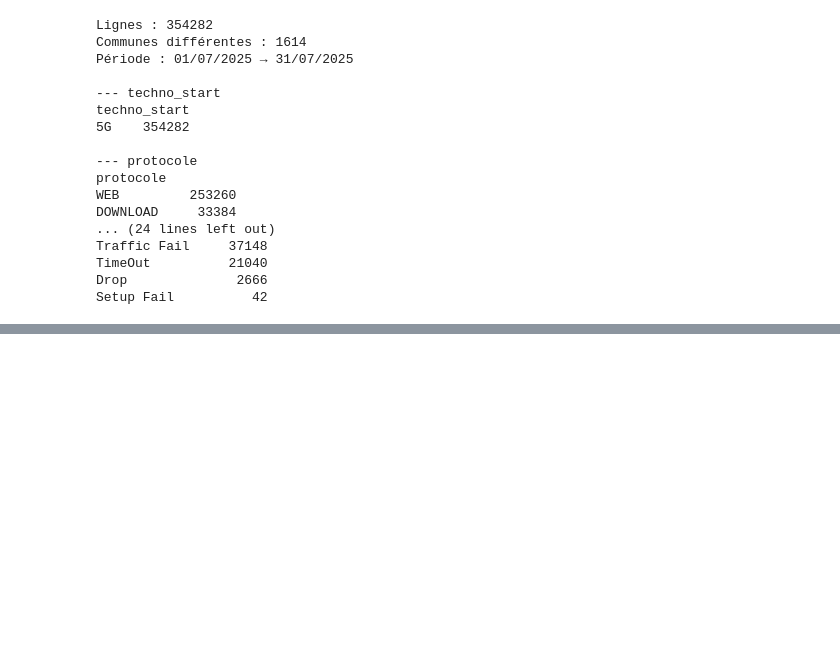
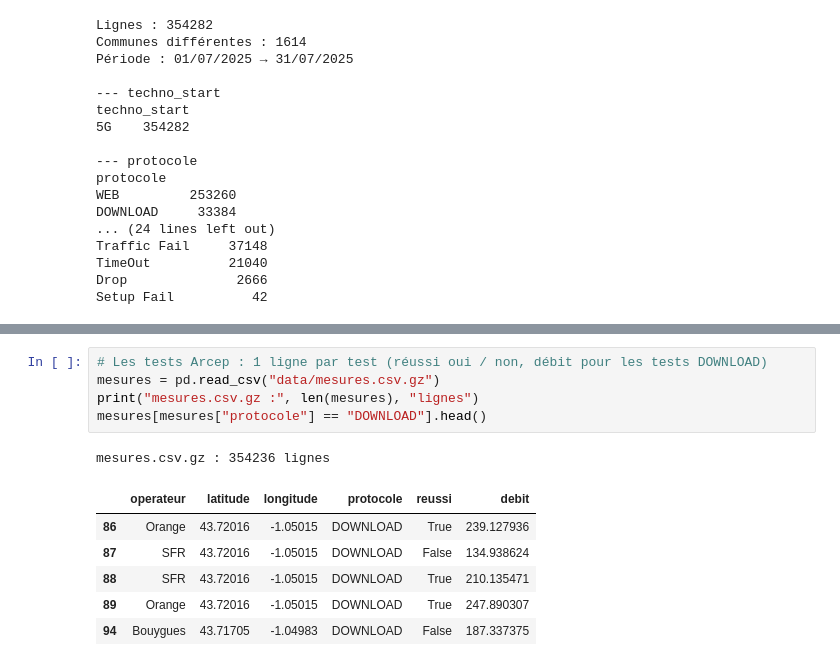
Before and after one commit to raoufRahmani/Best-mobile-operator, a Jupyter notebook: 01_exploration.ipynb, the cells around one changed output, grey strips where cells are left out. Drawn from its saved outputs; the diff is of its cells as text; blank space fills up the shorter version.

```diff
--- a/01_exploration.ipynb
+++ b/01_exploration.ipynb
@@ -454,0 +496,13 @@ sites.head()
+# %%
+# Les tests Arcep : 1 ligne par test (réussi oui / non, débit pour les tests DOWNLOAD)
+mesures = pd.read_csv("data/mesures.csv.gz")
+print("mesures.csv.gz :", len(mesures), "lignes")
+mesures[mesures["protocole"] == "DOWNLOAD"].head()
+# %% [output]
+mesures.csv.gz : 354236 lignes
+|  | operateur | latitude | longitude | protocole | reussi | debit |
+| 86 | Orange | 43.72016 | -1.05015 | DOWNLOAD | True | 239.127936 |
+| 87 | SFR | 43.72016 | -1.05015 | DOWNLOAD | False | 134.938624 |
+| 88 | SFR | 43.72016 | -1.05015 | DOWNLOAD | True | 210.135471 |
+| 89 | Orange | 43.72016 | -1.05015 | DOWNLOAD | True | 247.890307 |
+| 94 | Bouygues | 43.71705 | -1.04983 | DOWNLOAD | False | 187.337375 |
```
Also changed, not shown: parts of 22 cells of this notebook, 7 other files.
